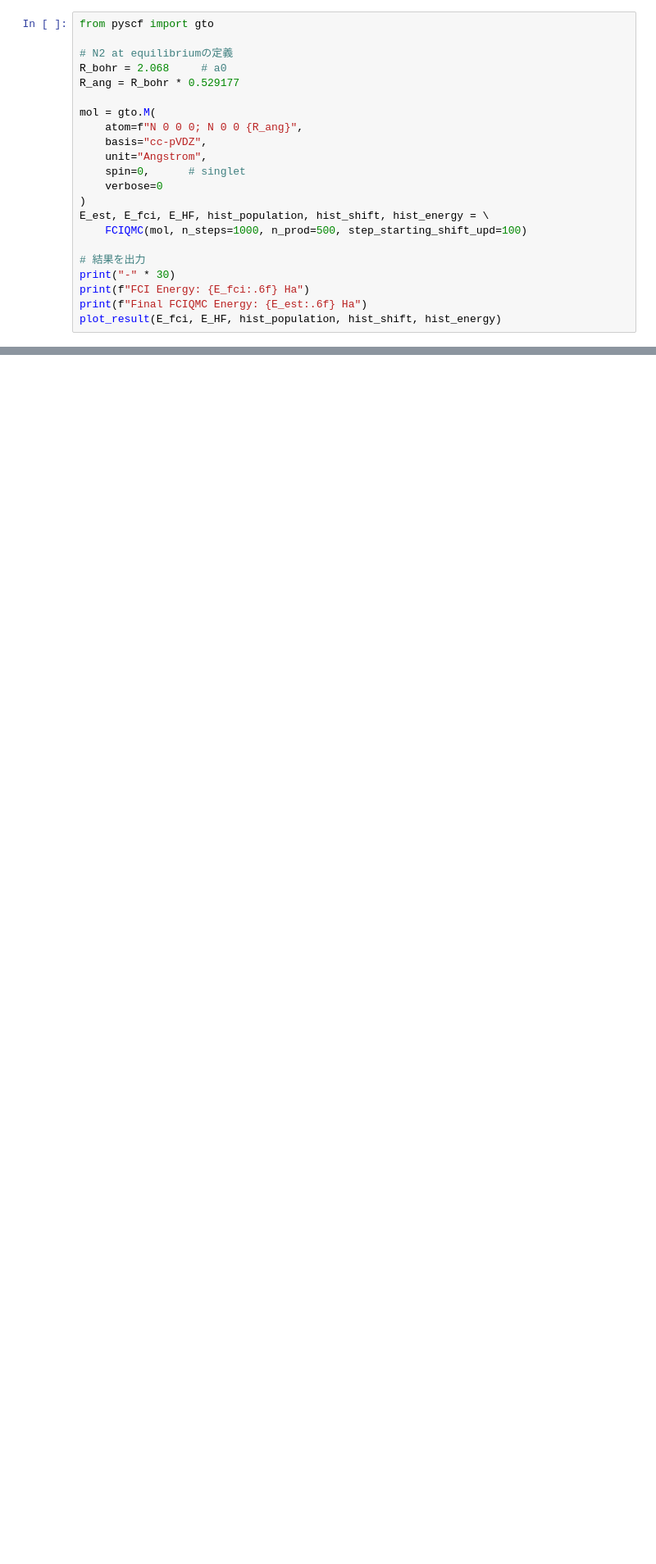
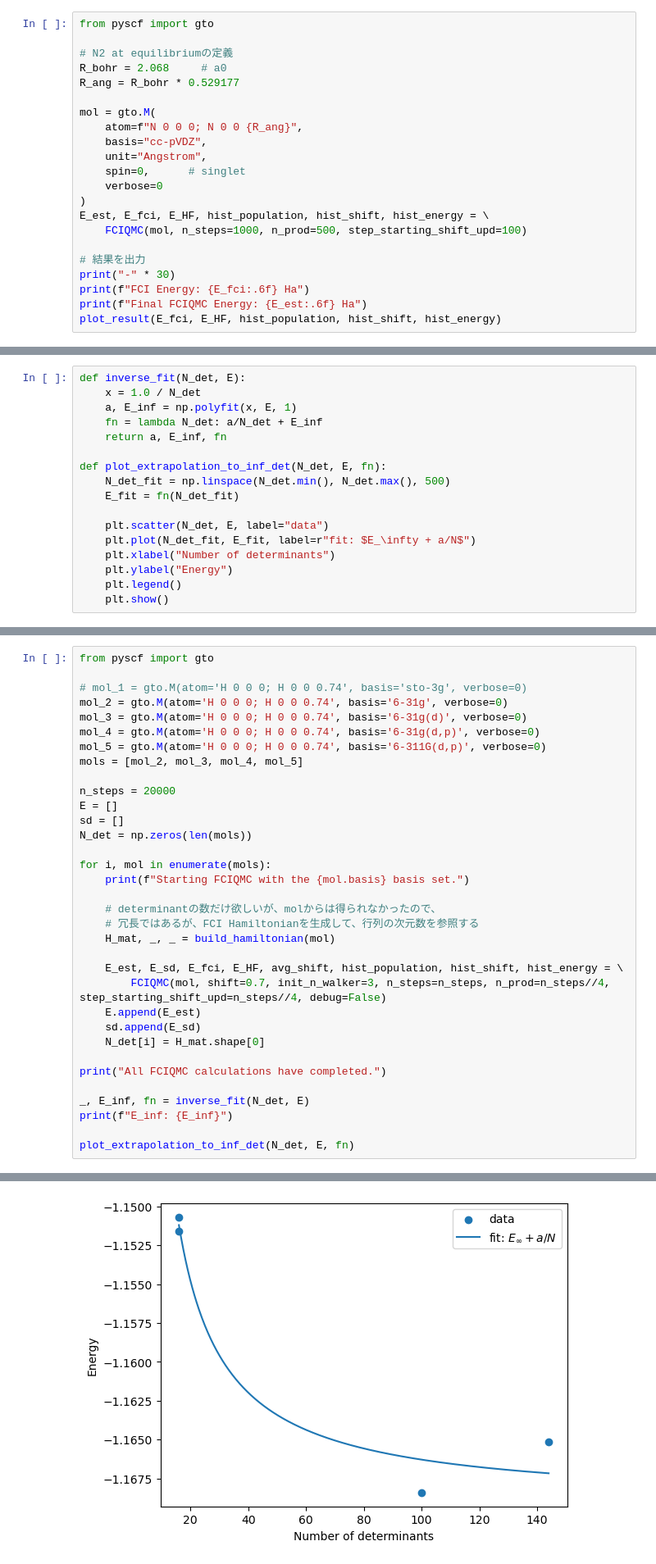
Before and after one commit to harada4atsushi/SeniorThesis, a Jupyter notebook: FCIQMC.ipynb, the cells around one changed output, grey strips where cells are left out. Shown at 82% size. Drawn from its saved outputs; the diff is of its cells as text; blank space fills up the shorter version.

```diff
--- a/FCIQMC.ipynb
+++ b/FCIQMC.ipynb
@@ -812,0 +863,17 @@ plot_result(E_fci, E_HF, hist_population, hist_shift, hist_energy)
+# %%
+def inverse_fit(N_det, E):
+    x = 1.0 / N_det
+    a, E_inf = np.polyfit(x, E, 1)
+    fn = lambda N_det: a/N_det + E_inf
+    return a, E_inf, fn
+
+def plot_extrapolation_to_inf_det(N_det, E, fn):
+    N_det_fit = np.linspace(N_det.min(), N_det.max(), 500)
+    E_fit = fn(N_det_fit)
+
+    plt.scatter(N_det, E, label="data")
+    plt.plot(N_det_fit, E_fit, label=r"fit: $E_\infty + a/N$")
+    plt.xlabel("Number of determinants")
+    plt.ylabel("Energy")
+    plt.legend()
+    plt.show()
@@ -812,0 +882,35 @@ plot_result(E_fci, E_HF, hist_population, hist_shift, hist_energy)
+# %%
+from pyscf import gto
+
+# mol_1 = gto.M(atom='H 0 0 0; H 0 0 0.74', basis='sto-3g', verbose=0)
+mol_2 = gto.M(atom='H 0 0 0; H 0 0 0.74', basis='6-31g', verbose=0)
+mol_3 = gto.M(atom='H 0 0 0; H 0 0 0.74', basis='6-31g(d)', verbose=0)
+mol_4 = gto.M(atom='H 0 0 0; H 0 0 0.74', basis='6-31g(d,p)', verbose=0)
+mol_5 = gto.M(atom='H 0 0 0; H 0 0 0.74', basis='6-311G(d,p)', verbose=0)
+mols = [mol_2, mol_3, mol_4, mol_5]
+
+n_steps = 20000
+E = []
+sd = []
+N_det = np.zeros(len(mols))
+
+for i, mol in enumerate(mols):
+    print(f"Starting FCIQMC with the {mol.basis} basis set.")
+
+    # determinantの数だけ欲しいが、molからは得られなかったので、
+    # 冗長ではあるが、FCI Hamiltonianを生成して、行列の次元数を参照する
+    H_mat, _, _ = build_hamiltonian(mol)
+
+    E_est, E_sd, E_fci, E_HF, avg_shift, hist_population, hist_shift, hist_energy = \
+        FCIQMC(mol, shift=0.7, init_n_walker=3, n_steps=n_steps, n_prod=n_steps//4, step_starting_shift_upd=n_steps//4, debug=False)
+    E.append(E_est)
+    sd.append(E_sd)
+    N_det[i] = H_mat.shape[0]
+
+print("All FCIQMC calculations have completed.")
+
+_, E_inf, fn = inverse_fit(N_det, E)
+print(f"E_inf: {E_inf}")
+
+plot_extrapolation_to_inf_det(N_det, E, fn)
+# %% [output]
@@ -812,0 +923 @@ plot_result(E_fci, E_HF, hist_population, hist_shift, hist_energy)
+[figure, added]
```
Also changed, not shown: parts of 13 cells of this notebook.
